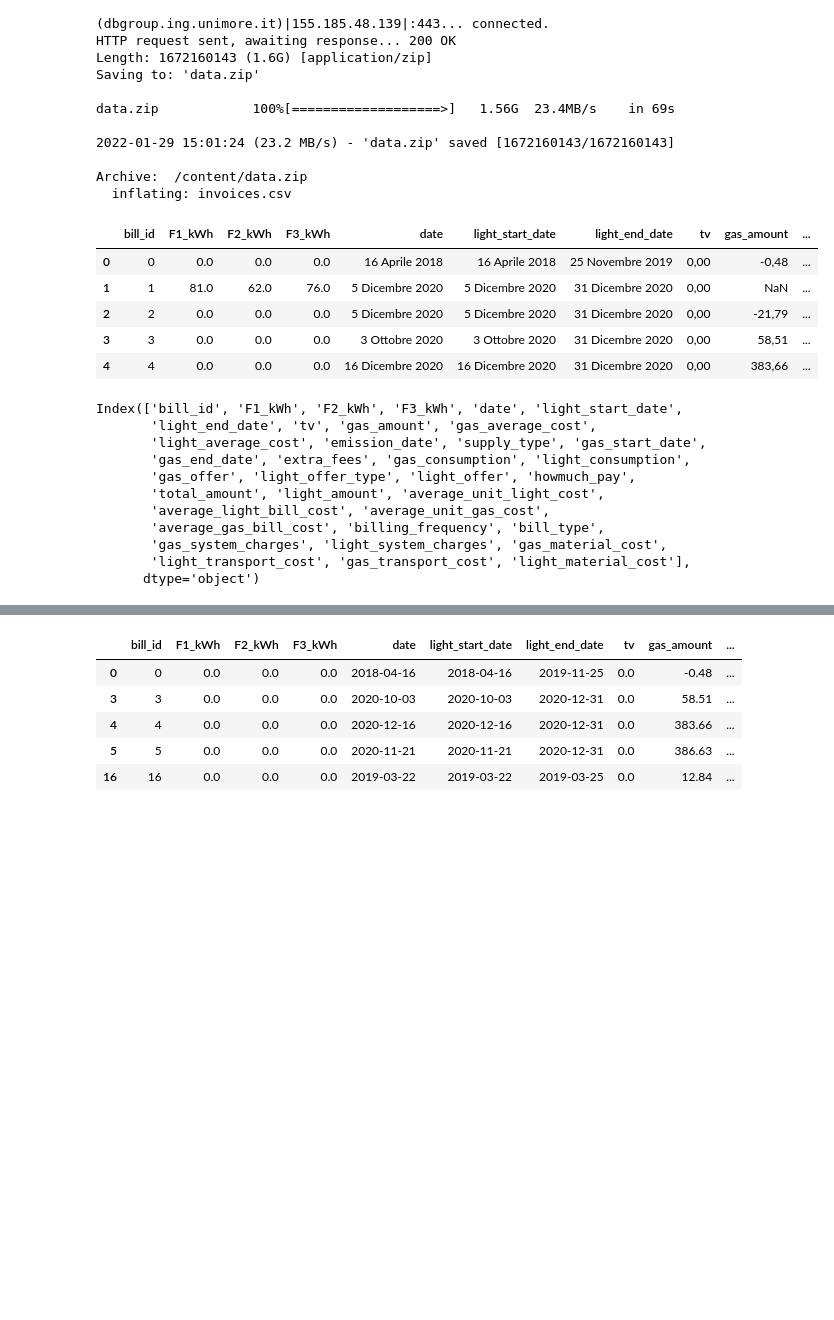
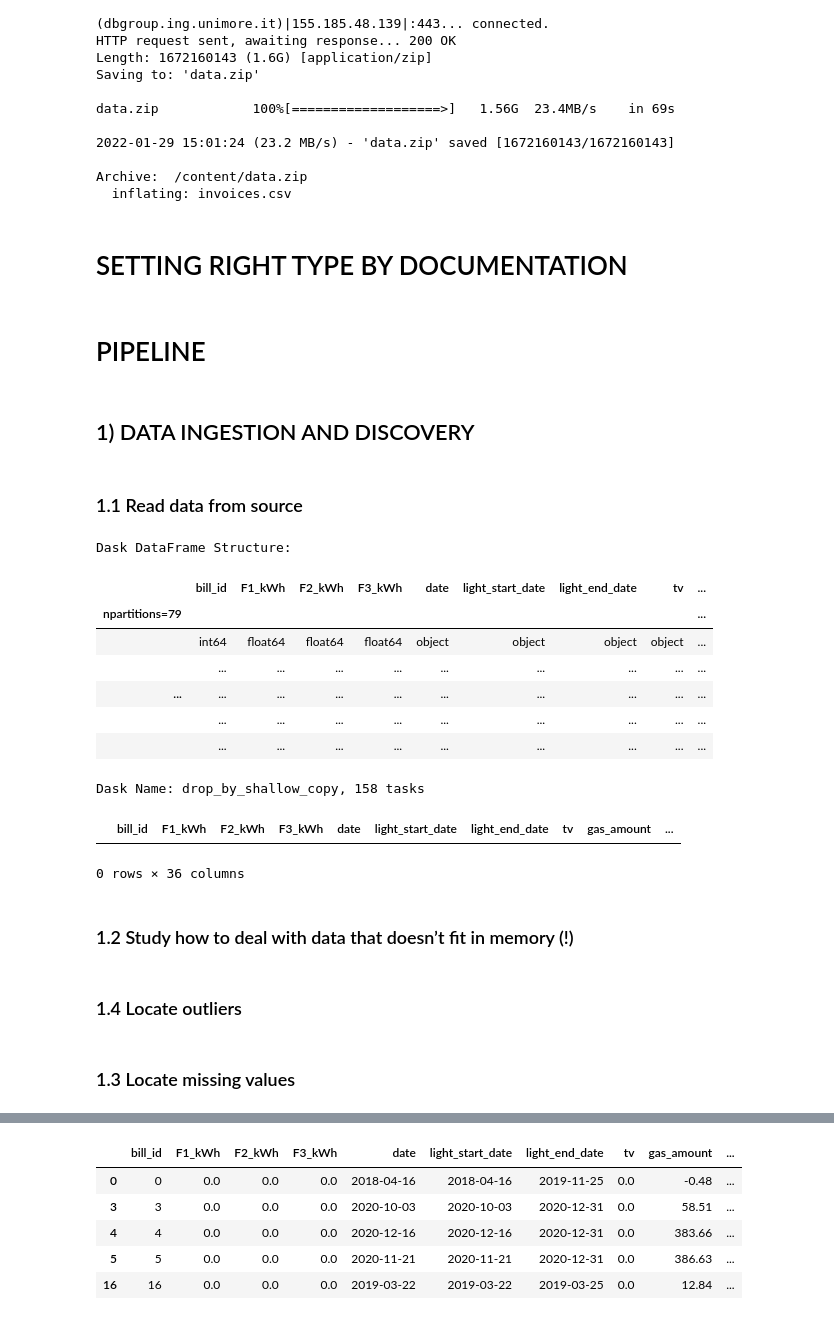
Before and after one commit to DSolerte/DataAnalysis_DaskProject, a Jupyter notebook: BigDataProject_SolerteTrigiante.ipynb, the cells around one changed output, grey strips where cells are left out. Cells and saved outputs as stored; diff of their text form; code cells hidden in the pictures; blank space fills up the shorter version.

```diff
--- a/BigDataProject_SolerteTrigiante.ipynb
+++ b/BigDataProject_SolerteTrigiante.ipynb
@@ -551,6 +557,8 @@ data.zip            100%[===================>]   1.56G  23.4MB/s    in 69s
 
 Archive:  /content/data.zip
   inflating: invoices.csv
+# %% [markdown]
+# SETTING RIGHT TYPE BY DOCUMENTATION
 # %%
 correctTypes= {
     'F1_kWh': float,
@@ -590,36 +598,42 @@ correctTypes= {
     'total_amount': float,
     'tv': float,
 }
+# %% [markdown]
+# PIPELINE
+# %% [markdown]
+## 1) DATA INGESTION AND DISCOVERY
+# %% [markdown]
+### 1.1 Read data from source
 # %%
 #Decomentare la prima o la seconda riga in base al tipo di enviroment
 
-general = dd.read_csv('/content/invoices.csv', dtype={'billing_frequency': 'string', 'gas_offer': 'string', 'city':'string'}, low_memory=False) #online
-#invoices = dd.read_csv('invoices.csv', dtype={'billing_frequency': 'string', 'gas_offer': 'float64', 'city':'string'}, low_memory=False) #locale
+#general = dd.read_csv('/content/invoices.csv', dtype={'billing_frequency': 'string', 'gas_offer': 'string', 'city':'string'}, low_memory=False) #online
+general = dd.read_csv('invoices.csv', dtype={'billing_frequency': 'string', 'gas_offer': 'float64', 'city':'string'}, low_memory=False) #locale
 utilities = general[['user_code', 'customer_code', 'city', 'address']]
 customers = general[['user_code', 'nominative', 'sex', 'age']]
 invoices = general.drop(labels=['user_code', 'customer_code', 'city', 'address', 'nominative', 'sex', 'age'], axis=1)
 #invoicesNotDerived = invoices.drop(labels=['total_amount', 'howmuch_pay', 'light'], axis=1)
 myBase = BaseDfBench(invoices)
-myBase.df.head()
+myBase.df
 #(14,15,29,30,31,32,33,36) mixed type
 # %% [output]
+Dask DataFrame Structure:
-|  | bill_id | F1_kWh | F2_kWh | F3_kWh | date | light_start_date | light_end_date | tv | gas_amount | ... |
-| 0 | 0 | 0.0 | 0.0 | 0.0 | 16 Aprile 2018 | 16 Aprile 2018 | 25 Novembre 2019 | 0,00 | -0,48 | ... |
-| 1 | 1 | 81.0 | 62.0 | 76.0 | 5 Dicembre 2020 | 5 Dicembre 2020 | 31 Dicembre 2020 | 0,00 | NaN | ... |
-| 2 | 2 | 0.0 | 0.0 | 0.0 | 5 Dicembre 2020 | 5 Dicembre 2020 | 31 Dicembre 2020 | 0,00 | -21,79 | ... |
-| 3 | 3 | 0.0 | 0.0 | 0.0 | 3 Ottobre 2020 | 3 Ottobre 2020 | 31 Dicembre 2020 | 0,00 | 58,51 | ... |
-| 4 | 4 | 0.0 | 0.0 | 0.0 | 16 Dicembre 2020 | 16 Dicembre 2020 | 31 Dicembre 2020 | 0,00 | 383,66 | ... |
+|  | bill_id | F1_kWh | F2_kWh | F3_kWh | date | light_start_date | light_end_date | tv | ... |
+| npartitions=79 |  |  |  |  |  |  |  |  | ... |
+|  | int64 | float64 | float64 | float64 | object | object | object | object | ... |
+|  | ... | ... | ... | ... | ... | ... | ... | ... | ... |
+| ... | ... | ... | ... | ... | ... | ... | ... | ... | ... |
+|  | ... | ... | ... | ... | ... | ... | ... | ... | ... |
+|  | ... | ... | ... | ... | ... | ... | ... | ... | ... |
+Dask Name: drop_by_shallow_copy, 158 tasks
-# %%
-invoices.columns
-# %% [output]
-Index(['bill_id', 'F1_kWh', 'F2_kWh', 'F3_kWh', 'date', 'light_start_date',
-       'light_end_date', 'tv', 'gas_amount', 'gas_average_cost',
-       'light_average_cost', 'emission_date', 'supply_type', 'gas_start_date',
-       'gas_end_date', 'extra_fees', 'gas_consumption', 'light_consumption',
-       'gas_offer', 'light_offer_type', 'light_offer', 'howmuch_pay',
-       'total_amount', 'light_amount', 'average_unit_light_cost',
-       'average_light_bill_cost', 'average_unit_gas_cost',
-       'average_gas_bill_cost', 'billing_frequency', 'bill_type',
-       'gas_system_charges', 'light_system_charges', 'gas_material_cost',
-       'light_transport_cost', 'gas_transport_cost', 'light_material_cost'],
-      dtype='object')
+# %%
+myBase.df[myBase.df['bill_type'] == False].head()
+# %% [output]
+|  | bill_id | F1_kWh | F2_kWh | F3_kWh | date | light_start_date | light_end_date | tv | gas_amount | ... |
+0 rows × 36 columns
+# %% [markdown]
+### 1.2 Study how to deal with data that doesn’t fit in memory (!)
+# %% [markdown]
+### 1.4 Locate outliers
+# %% [markdown]
+### 1.3 Locate missing values
```
Also changed, not shown: parts of 15 cells of this notebook, 1 other file.
